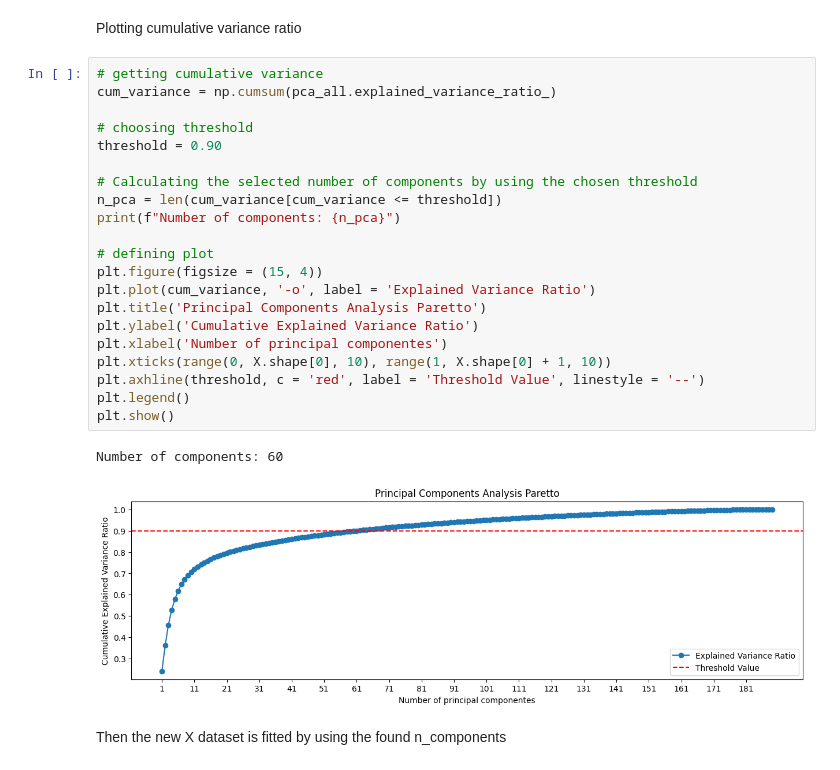
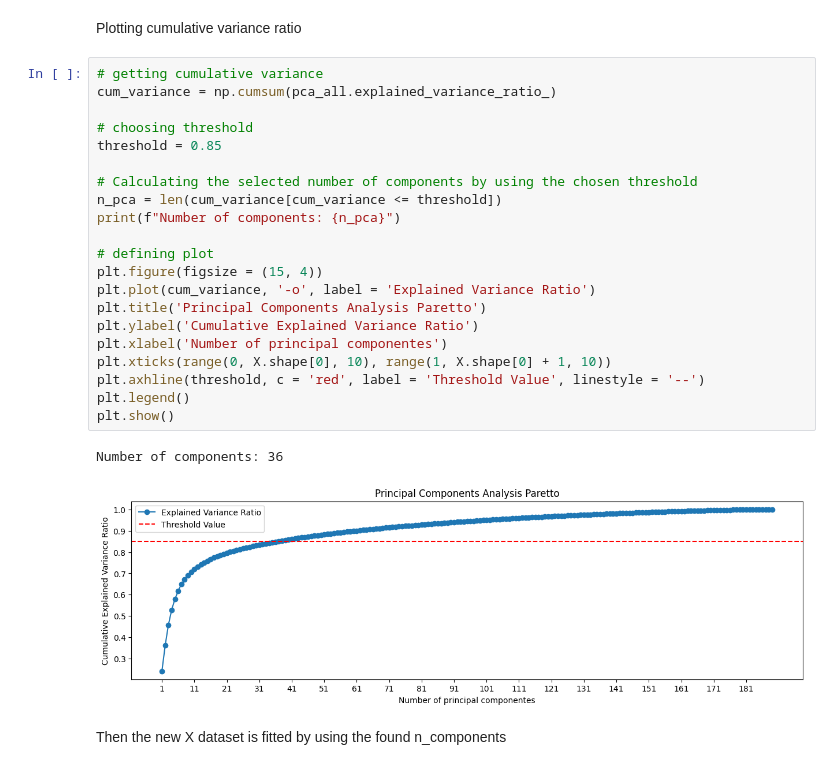
Before and after one commit to JoseGarayar/clustering_utec, a Jupyter notebook: notebook_bruno.ipynb, the cells around one changed output. Drawn from its saved outputs; the diff is of its cells as text.

```diff
--- a/notebook_bruno.ipynb
+++ b/notebook_bruno.ipynb
@@ -36,27 +37,27 @@ Plotting cumulative variance ratio
 # %%
 # getting cumulative variance
 cum_variance = np.cumsum(pca_all.explained_variance_ratio_)
 
 # choosing threshold
-threshold = 0.90
+threshold = 0.85
 
 # Calculating the selected number of components by using the chosen threshold
 n_pca = len(cum_variance[cum_variance <= threshold])
 print(f"Number of components: {n_pca}")
 
 # defining plot
 plt.figure(figsize = (15, 4))
 plt.plot(cum_variance, '-o', label = 'Explained Variance Ratio')
 plt.title('Principal Components Analysis Paretto')
 plt.ylabel('Cumulative Explained Variance Ratio')
 plt.xlabel('Number of principal componentes')
 plt.xticks(range(0, X.shape[0], 10), range(1, X.shape[0] + 1, 10))
 plt.axhline(threshold, c = 'red', label = 'Threshold Value', linestyle = '--')
 plt.legend()
 plt.show()
 # %% [output]
-Number of components: 60
+Number of components: 36
-[figure, old version]
+[figure, new version]
 # %% [markdown]
 Then the new X dataset is fitted by using the found n_components
 # %%
```
Also changed, not shown: parts of 11 cells of this notebook.
